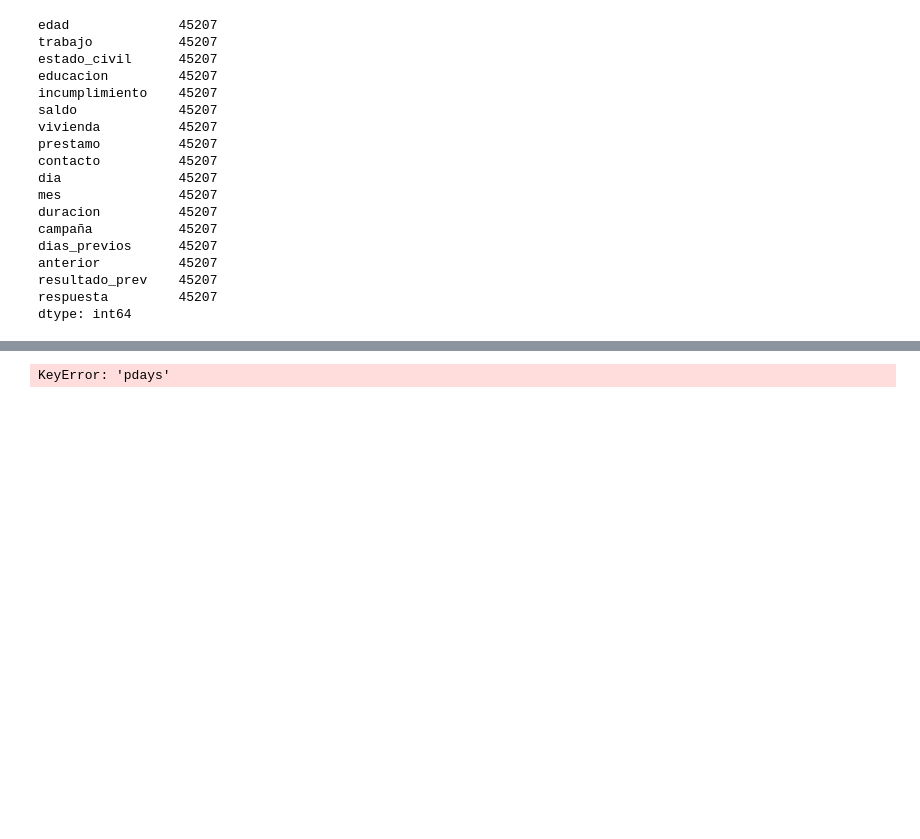
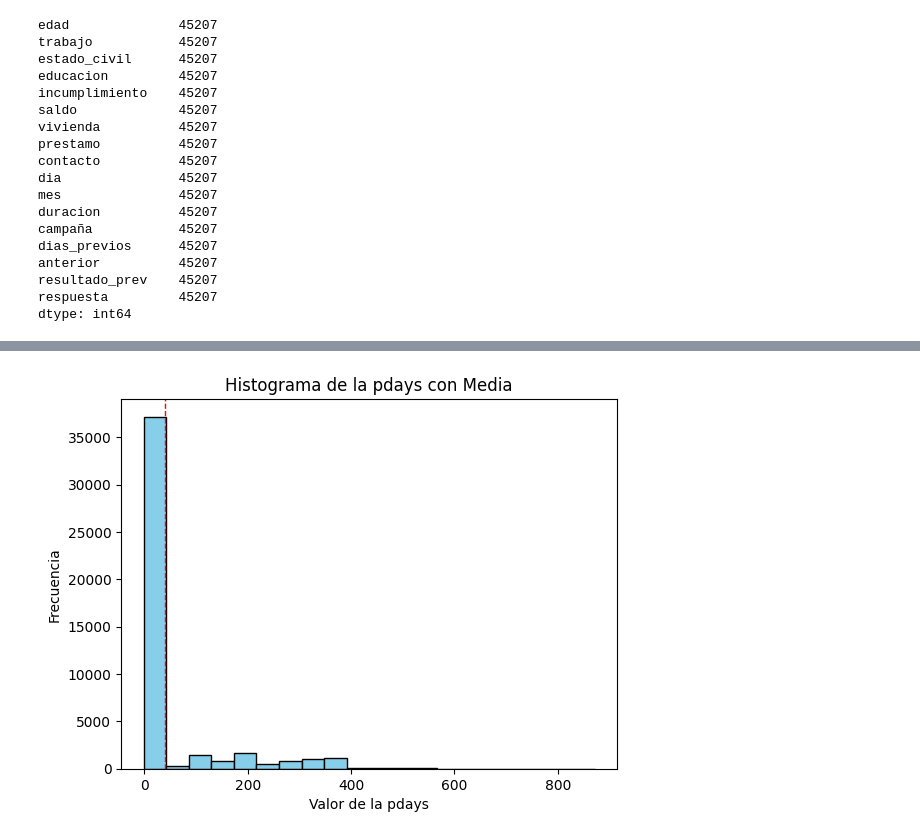
Before and after one commit to ccbeltran/Talento_Tech, a Jupyter notebook: Laboratorio_1_TalentoTech_CCBM.ipynb, the cells around one changed output, grey strips where cells are left out. Cells and saved outputs as stored; diff of their text form; code cells hidden in the pictures; blank space fills up the shorter version.

```diff
--- a/Laboratorio_1_TalentoTech_CCBM.ipynb
+++ b/Laboratorio_1_TalentoTech_CCBM.ipynb
@@ -308,16 +387,16 @@ KeyError: 'pdays'
 # %%
-# Graficar un histograma del atributo "pdays"
-plt.hist(data['pdays'], bins=20, color='skyblue', edgecolor='black')
+# Graficar un histograma del atributo "dias_previos"
+plt.hist(data['dias_previos'], bins=20, color='skyblue', edgecolor='black')
 
 # Agregar una línea vertical para mostrar la media
 plt.axvline(media, color='red', linestyle='dashed', linewidth=1)
 
 # Etiquetas y título
 plt.xlabel('Valor de la pdays')
 plt.ylabel('Frecuencia')
 plt.title('Histograma de la pdays con Media')
 
 # Mostrar la gráfica
 plt.show()
 # %% [output]
-KeyError: 'pdays'
+[figure, added]
```
Also changed, not shown: parts of 17 cells of this notebook.
